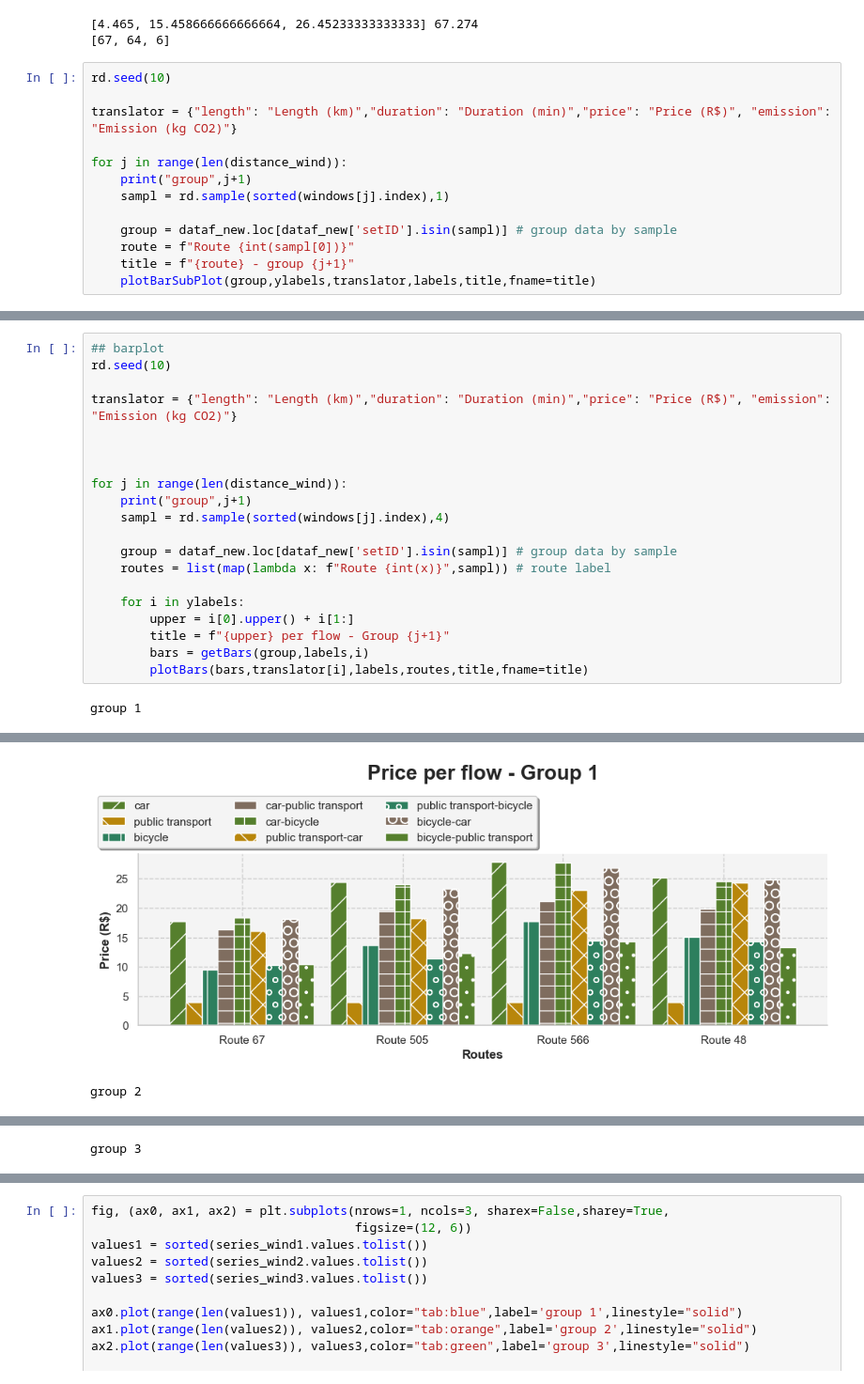
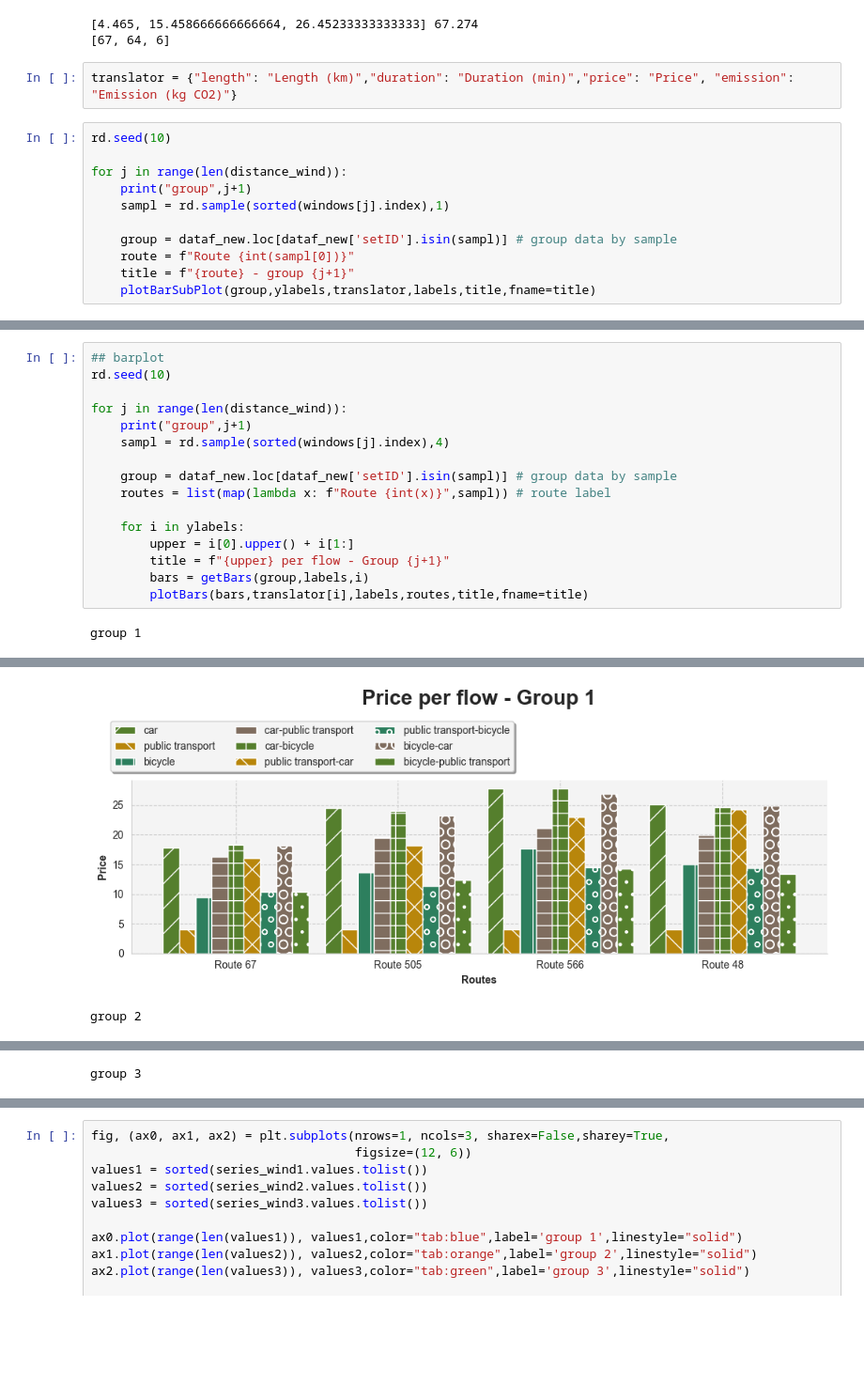
Before and after one commit to CamiloHMS/london_routing, a Jupyter notebook: responses_plot.ipynb, the cells around one changed output, grey strips where cells are left out. Shown at 94% size. Cells and saved outputs as stored; diff of their text form; blank space fills up the shorter version.

```diff
--- a/responses_plot.ipynb
+++ b/responses_plot.ipynb
@@ -157,10 +158,10 @@ print([i.shape[0] for i in windows])
 # %% [output]
 [4.465, 15.458666666666664, 26.45233333333333] 67.274
 [67, 64, 6]
+# %%
+translator = {"length": "Length (km)","duration": "Duration (min)","price": "Price", "emission": "Emission (kg CO2)"}
 # %%
 rd.seed(10)
-
-translator = {"length": "Length (km)","duration": "Duration (min)","price": "Price (R$)", "emission": "Emission (kg CO2)"}
 
 for j in range(len(distance_wind)):
     print("group",j+1)
@@ -180,10 +181,6 @@ group 3
 # %%
 ## barplot
 rd.seed(10)
-
-translator = {"length": "Length (km)","duration": "Duration (min)","price": "Price (R$)", "emission": "Emission (kg CO2)"}
-
-
 
 for j in range(len(distance_wind)):
     print("group",j+1)
@@ -205,2 +202,2 @@ group 1
-[figure, old version]
+[figure, new version]
 group 2
```
Also changed, not shown: parts of 6 cells of this notebook, 38 other files.
